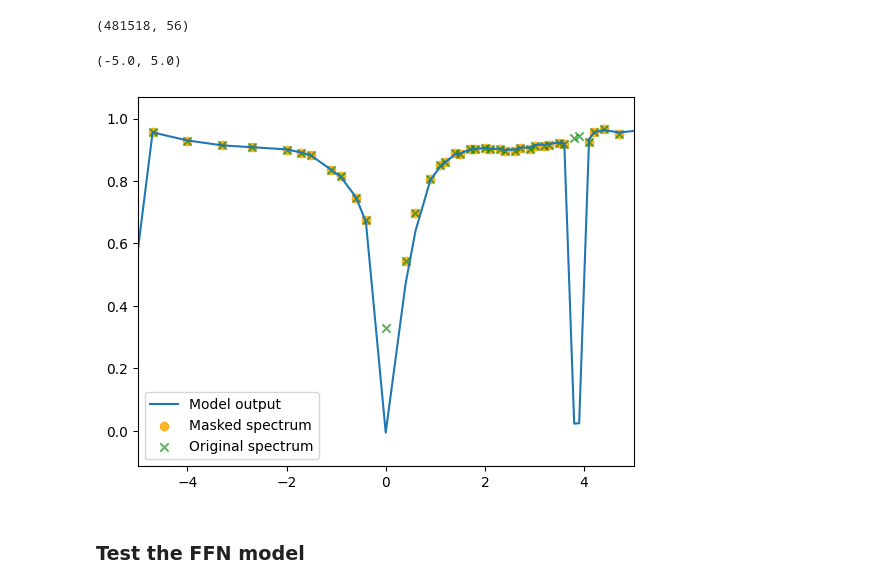
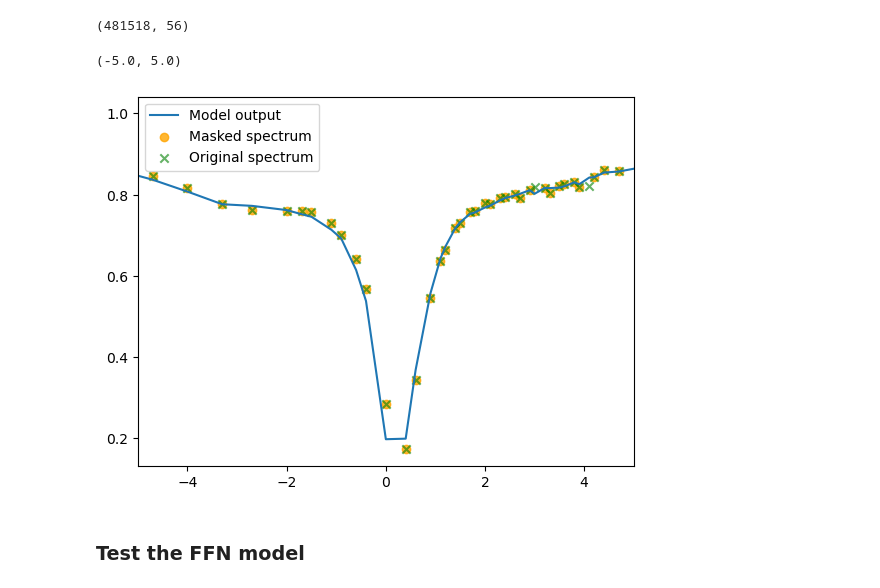
Before and after one commit to gugababa/CESTODE_Impute, a Jupyter notebook: trainModel.ipynb, the cells around one changed output. Drawn from its saved outputs; the diff is of its cells as text; code cells hidden in the pictures.

```diff
--- a/trainModel.ipynb
+++ b/trainModel.ipynb
@@ -155,19 +129,19 @@ print(X_train_mask[0,:])
 # %%
-offsets_train = np.tile(offsets, [X_train.shape[0], 1])
-offsets_val = np.tile(offsets, [X_val.shape[0], 1])
+# offsets_train = np.tile(offsets, [X_train.shape[0], 1])
+# offsets_val = np.tile(offsets, [X_val.shape[0], 1])
 
-# offsets_scaled = (offsets - np.min(offsets))/(np.max(offsets) - np.min(offsets))
-# offsets_train = np.tile(offsets_scaled, [X_train.shape[0],1])
-# offsets_val = np.tile(offsets_scaled, [X_val.shape[0],1])
+offsets_scaled = (offsets - np.min(offsets))/(np.max(offsets) - np.min(offsets))
+offsets_train = np.tile(offsets_scaled, [X_train.shape[0],1])
+offsets_val = np.tile(offsets_scaled, [X_val.shape[0],1])
 # %%
 trainDataset = MyCustomDataset(X_train, X_train_mask, train_B1, train_sat, X_train_ori, offsets_train)
 valDataset = MyCustomDataset(X_val, X_val_mask, val_B1, val_sat, X_val_ori, offsets_val)
 
-# trainLoader = DataLoader(trainDataset, batch_size = 256, shuffle = True, num_workers=8, pin_memory=True)
-# valLoader = DataLoader(valDataset, batch_size = 1024, shuffle = False, num_workers=8, pin_memory=True)
+trainLoader = DataLoader(trainDataset, batch_size = 256, shuffle = True)
+valLoader = DataLoader(valDataset, batch_size = 1024, shuffle = False)
 
-trainLoader = DataLoader(trainDataset, batch_size = 64, shuffle = True)
-valLoader = DataLoader(valDataset, batch_size = 1024, shuffle = False)
+# rainLoader = DataLoader(trainDataset, batch_size = 64, shuffle = True)
+# valLoader = DataLoader(valDataset, batch_size = 1024, shuffle = False)
 # %%
 # train_offsets, train_spec, train_B1_batch, train_sat_batch, mask_batch, train_spec_ori = next(iter(trainLoader))
 train_spec, train_B1_batch, train_sat_batch, mask_batch, train_spec_ori, train_offsets = next(iter(trainLoader))
@@ -251,7 +262,7 @@ ffn_history = train(fullyconn_model, epochs = 100, train_loader=trainLoader_ffn,
 ### Test the Bloch ODE model
 # %%
 # load the best model
-checkpoint = torch.load("Models/2025-05-06_03-16-55/AttnODE_best.pth", weights_only=True)
+checkpoint = torch.load(r"Models\2025-05-13_11-17-55\AttnODE_best.pth", weights_only=True)
 blochode.load_state_dict(checkpoint['model_state_dict'])
 
 # checkpoint_ffn = torch.load(r"Models\2025-03-24_17-40-13\FFN.pth", weights_only=True)
@@ -282,17 +293,19 @@ X_test_ori = np.swapaxes(zspec_test, 1, -1)
 X_test_ori = X_test_ori.reshape(-1,56)
 
 X_test_mask = mcar(X_test_ori, 0.1)
-mask_test = ~np.isnan(X_test_ori)  + 0
+mask_test = ~np.isnan(X_test_mask)  + 0
 
 # offsets_test = np.tile(offsets + (-1*np.min(offsets)), [X_test_ori.shape[0],1]) / 1000.0
-offsets_test = np.tile(offsets, [X_test_ori.shape[0],1])
+offsets_test = np.tile(offsets_scaled, [X_test_ori.shape[0],1])
 
 B1 = np.array([28,50,70])
 B1 = (B1 - np.min(B1)) / (np.max(B1) - np.min(B1))
 B1_test = np.tile(B1, [zspec_test.shape[0], 1])
 B1_test = B1_test.reshape(-1,1)
 
-satDur = satDur[:X_test_ori.shape[0]]
+# satDur = satDur[:X_test_ori.shape[0]]
+satDur = np.repeat(3, [X_test_ori.shape[0]])
+satDur = satDur.reshape(-1, 1)
 # %%
 print(X_test_ori.shape)
 print(mask_test.shape)
@@ -333,16 +346,16 @@ zspec_test_model_output.shape
 # %% [output]
 (481518, 56)
 # %%
-specNum = 10000
+specNum = 7000
 plt.plot(offsets, zspec_test_model_output[specNum,:], label = 'Model output')
 plt.scatter(offsets, X_test_mask[specNum,:], label = 'Masked spectrum', alpha = 0.8, c = 'orange')
 plt.scatter(offsets, X_test_ori[specNum,:], label = 'Original spectrum', c = 'green', marker = 'x', alpha = 0.6)
 # plt.plot(offsets, np.abs(zspec_test_model_output[specNum,:] - X_test_ori[specNum,:]), label = 'Residual')
 plt.legend()
 plt.xlim([-5,5])
 # %% [output]
 (-5.0, 5.0)
-[figure, old version]
+[figure, new version]
 # %%
 print(np.sum([p.numel() for p in blochode.parameters()]))
 # %% [markdown]
```
Also changed, not shown: parts of 9 cells of this notebook, 14 other files.
